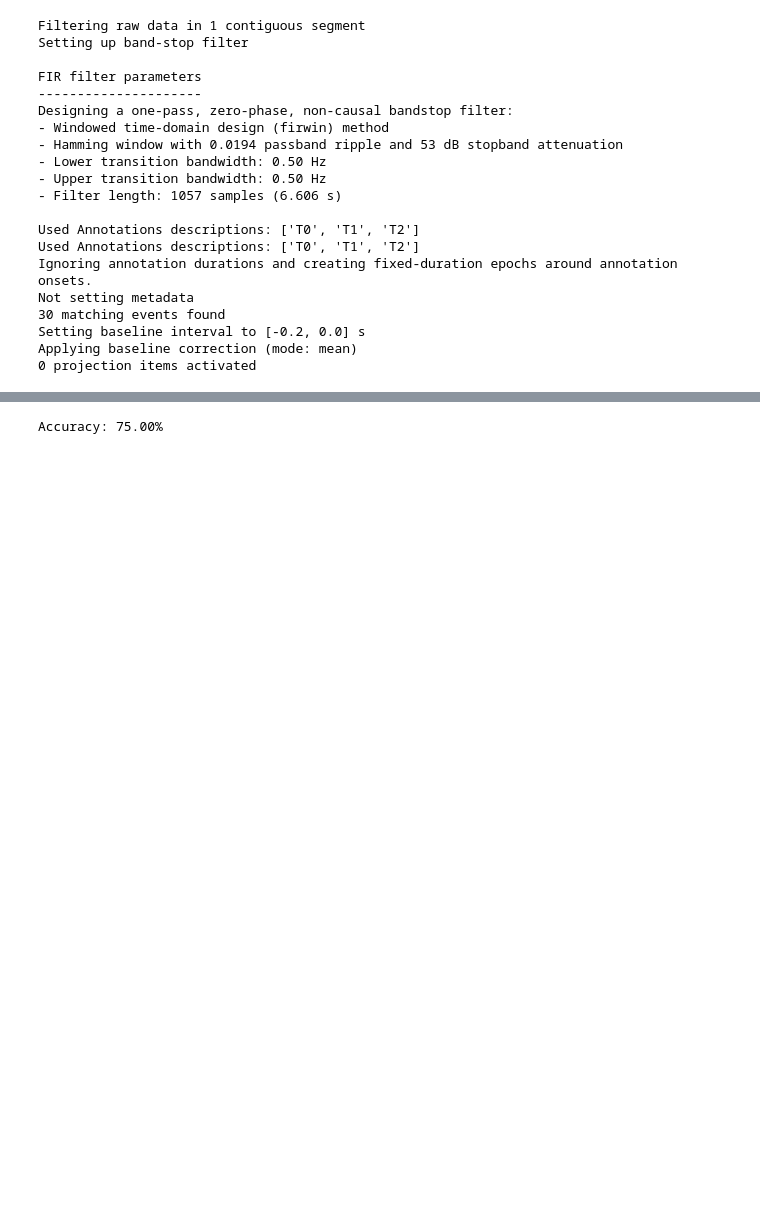
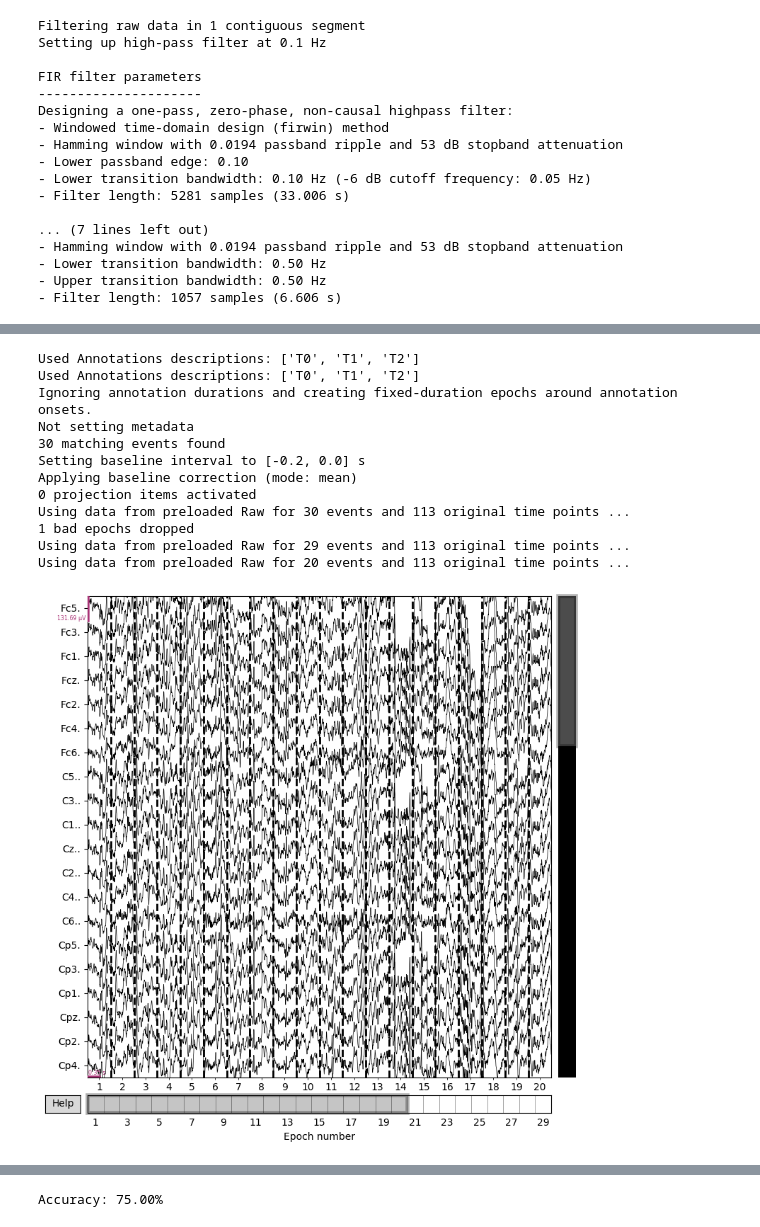
Before and after one commit to Alberta-Bionix-natHacks-2025/natHacks2025, a Jupyter notebook: pytorch.ipynb, the cells around one changed output, grey strips where cells are left out. Saved outputs shown, nothing was run; the diff lists cells and outputs as text; code cells hidden in the pictures; blank space fills up the shorter version.

```diff
--- a/pytorch.ipynb
+++ b/pytorch.ipynb
@@ -32,7 +32,7 @@ events, event_id = mne.events_from_annotations(original_raw)
 original_raw = mne.Epochs(original_raw)
 
 # Plot the processed signals
-#original_raw.plot(scalings = "auto")
+original_raw.plot(scalings = "auto")
 # %% [output]
 Extracting EDF parameters from C:\Users\prasa\mne_data\MNE-eegbci-data\files\eegmmidb\1.0.0\S001\S001R03.edf...
 EDF file detected
@@ -56,21 +54,18 @@ Designing a one-pass, zero-phase, non-causal lowpass filter:
 Filtering raw data in 1 contiguous segment
-Setting up band-stop filter
+Setting up high-pass filter at 0.1 Hz
 
 FIR filter parameters
 ---------------------
-Designing a one-pass, zero-phase, non-causal bandstop filter:
+Designing a one-pass, zero-phase, non-causal highpass filter:
 - Windowed time-domain design (firwin) method
+- Hamming window with 0.0194 passband ripple and 53 dB stopband attenuation
+- Lower passband edge: 0.10
+- Lower transition bandwidth: 0.10 Hz (-6 dB cutoff frequency: 0.05 Hz)
+- Filter length: 5281 samples (33.006 s)
+
+... (7 lines left out)
 - Hamming window with 0.0194 passband ripple and 53 dB stopband attenuation
 - Lower transition bandwidth: 0.50 Hz
 - Upper transition bandwidth: 0.50 Hz
 - Filter length: 1057 samples (6.606 s)
-
-Used Annotations descriptions: ['T0', 'T1', 'T2']
-Used Annotations descriptions: ['T0', 'T1', 'T2']
-Ignoring annotation durations and creating fixed-duration epochs around annotation onsets.
-Not setting metadata
-30 matching events found
-Setting baseline interval to [-0.2, 0.0] s
-Applying baseline correction (mode: mean)
-0 projection items activated
 [Parallel(n_jobs=1)]: Done  17 tasks      | elapsed:    0.0s
@@ -76,0 +73,13 @@ Applying baseline correction (mode: mean)
+Used Annotations descriptions: ['T0', 'T1', 'T2']
+Used Annotations descriptions: ['T0', 'T1', 'T2']
+Ignoring annotation durations and creating fixed-duration epochs around annotation onsets.
+Not setting metadata
+30 matching events found
+Setting baseline interval to [-0.2, 0.0] s
+Applying baseline correction (mode: mean)
+0 projection items activated
+Using data from preloaded Raw for 30 events and 113 original time points ...
+1 bad epochs dropped
+Using data from preloaded Raw for 29 events and 113 original time points ...
+Using data from preloaded Raw for 20 events and 113 original time points ...
+[figure, added]
```
Also changed, not shown: parts of 1 cell of this notebook.
